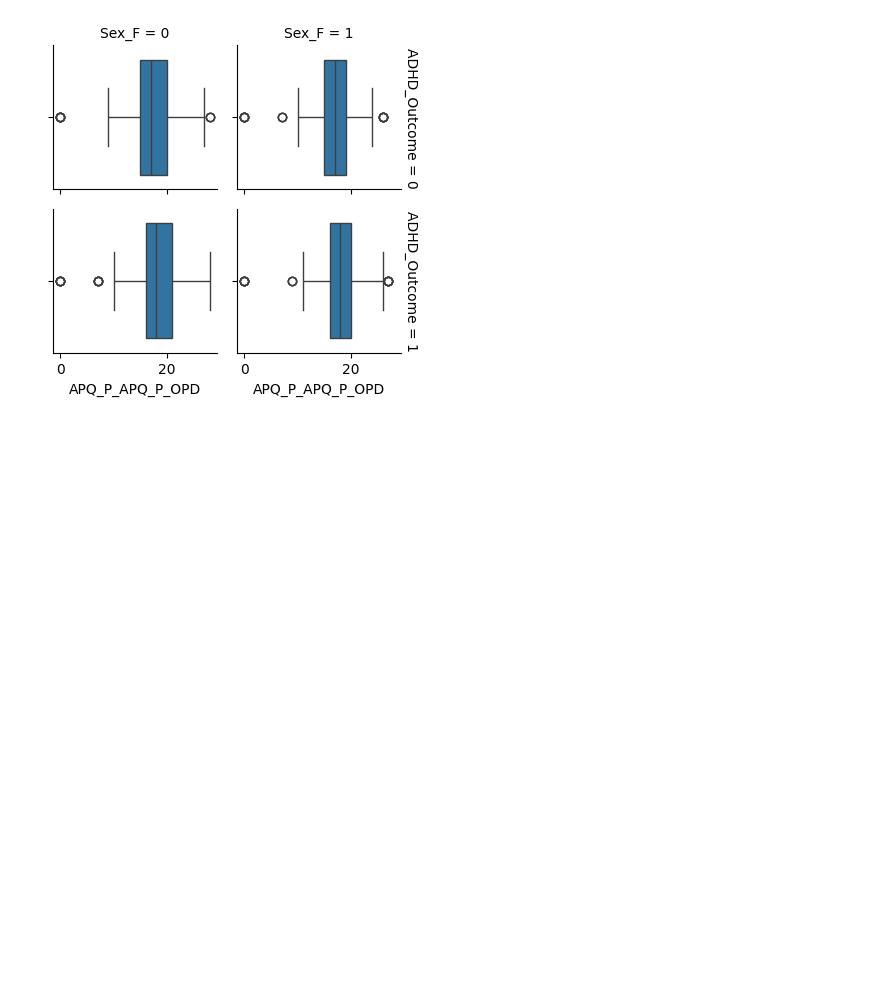
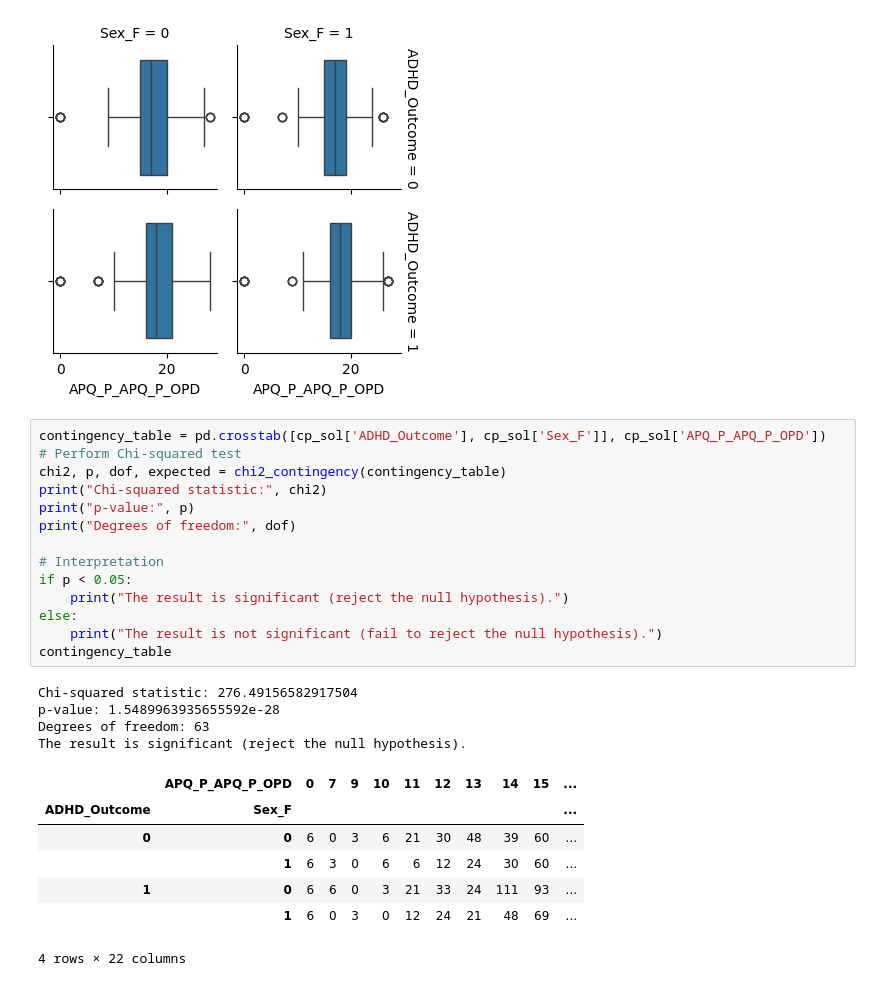
Before and after one commit to skompalli/wids-datathon-sp25, a Jupyter notebook: suparna-workspace/suparna_exploration.ipynb, the cells around one changed output. Saved outputs shown, nothing was run; the diff lists cells and outputs as text; blank space fills up the shorter version.

```diff
--- a/suparna-workspace/suparna_exploration.ipynb
+++ b/suparna-workspace/suparna_exploration.ipynb
@@ -68,3 +168,29 @@ g.map(sns.boxplot, 'APQ_P_APQ_P_OPD')
 # %% [output]
 <seaborn.axisgrid.FacetGrid at 0x...>
 [figure]
+# %%
+contingency_table = pd.crosstab([cp_sol['ADHD_Outcome'], cp_sol['Sex_F']], cp_sol['APQ_P_APQ_P_OPD'])
+# Perform Chi-squared test
+chi2, p, dof, expected = chi2_contingency(contingency_table)
+print("Chi-squared statistic:", chi2)
+print("p-value:", p)
+print("Degrees of freedom:", dof)
+
+# Interpretation
+if p < 0.05:
+    print("The result is significant (reject the null hypothesis).")
+else:
+    print("The result is not significant (fail to reject the null hypothesis).")
+contingency_table
+# %% [output]
+Chi-squared statistic: 276.49156582917504
+p-value: 1.5489963935655592e-28
+Degrees of freedom: 63
+The result is significant (reject the null hypothesis).
+|  | APQ_P_APQ_P_OPD | 0 | 7 | 9 | 10 | 11 | 12 | 13 | 14 | 15 | ... |
+| ADHD_Outcome | Sex_F |  |  |  |  |  |  |  |  |  | ... |
+| 0 | 0 | 6 | 0 | 3 | 6 | 21 | 30 | 48 | 39 | 60 | ... |
+|  | 1 | 6 | 3 | 0 | 6 | 6 | 12 | 24 | 30 | 60 | ... |
+| 1 | 0 | 6 | 6 | 0 | 3 | 21 | 33 | 24 | 111 | 93 | ... |
+|  | 1 | 6 | 0 | 3 | 0 | 12 | 24 | 21 | 48 | 69 | ... |
+4 rows × 22 columns
```
Also changed, not shown: parts of 3 cells of this notebook.
